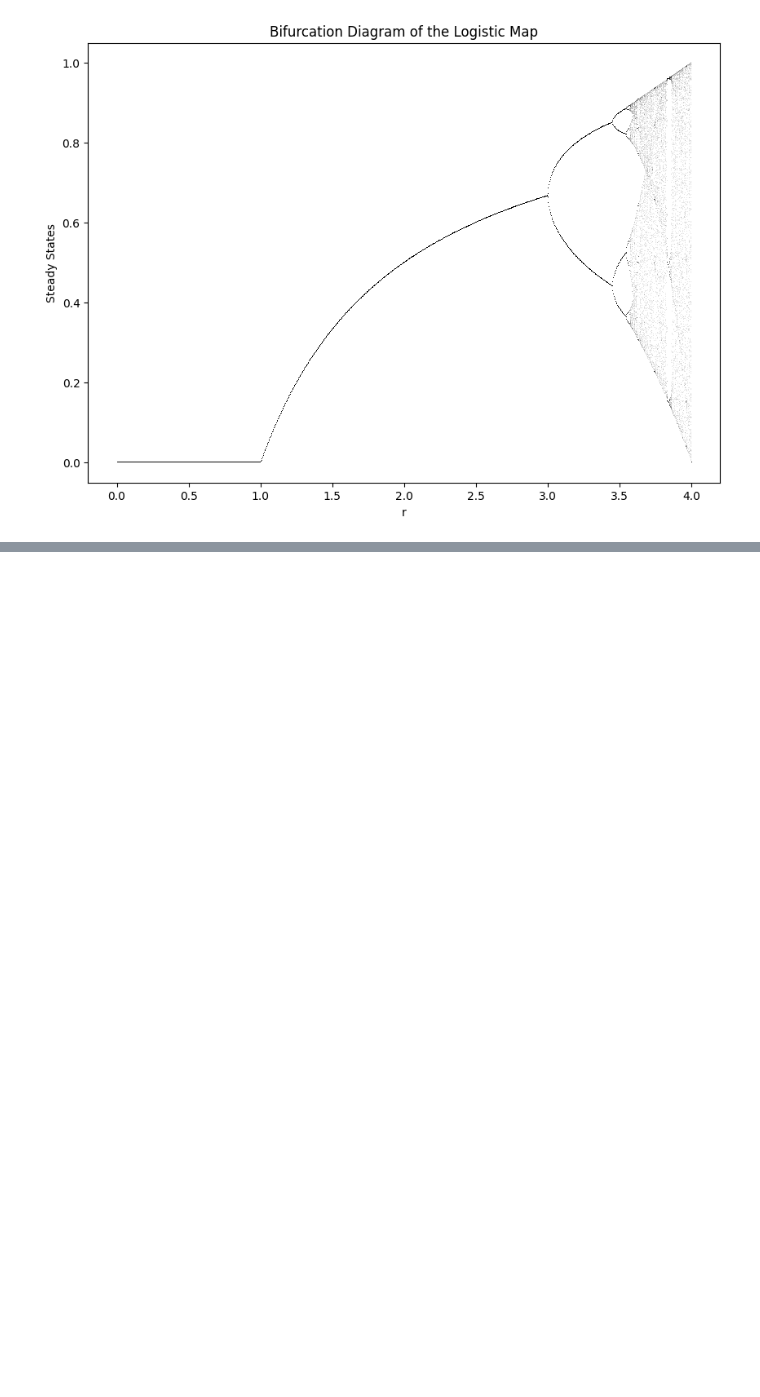
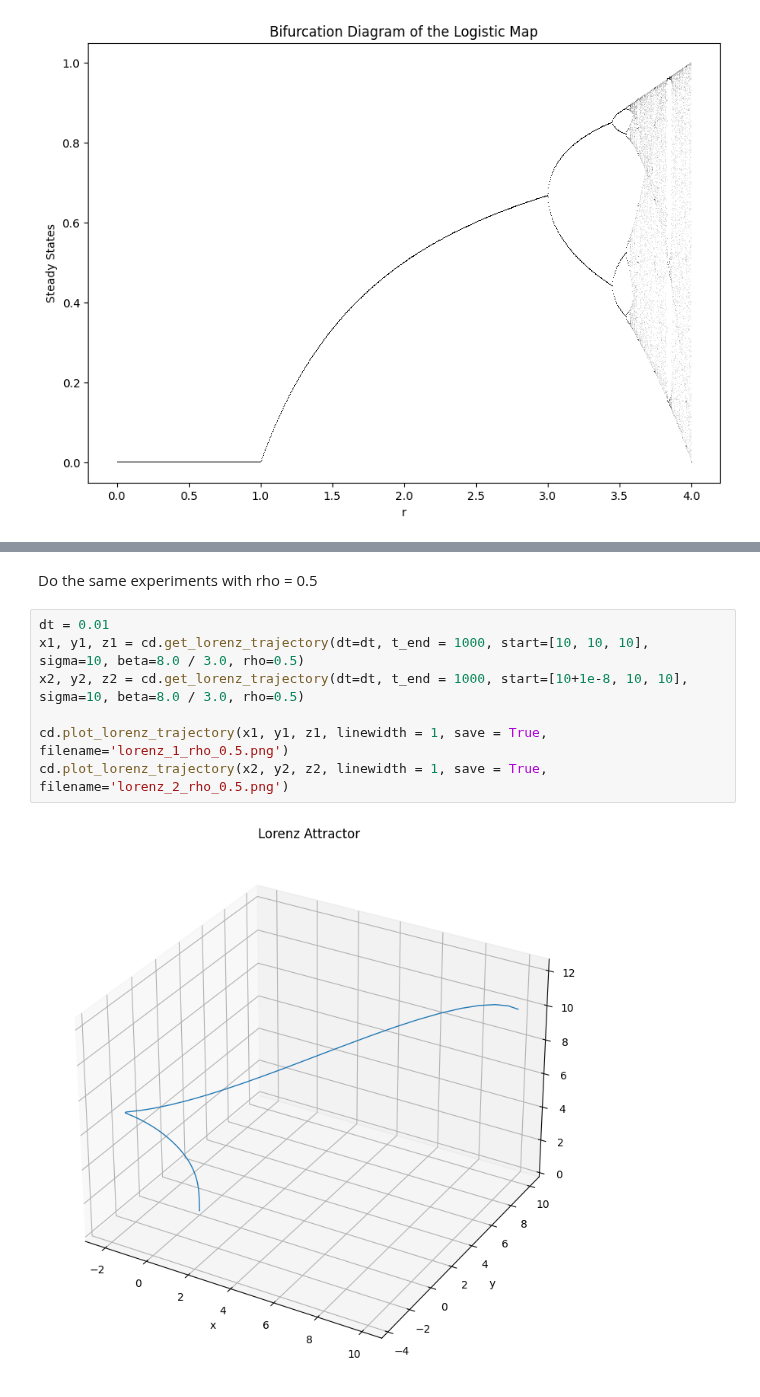
Before and after one commit to parimsuka/crowd-modeling-and-simulation, a Jupyter notebook: exercise4/Task4/bifurc_plots.ipynb, the cells around one changed output, grey strips where cells are left out. Drawn from its saved outputs; the diff is of its cells as text; blank space fills up the shorter version.

```diff
--- a/exercise4/Task4/bifurc_plots.ipynb
+++ b/exercise4/Task4/bifurc_plots.ipynb
@@ -25,0 +52,11 @@ cd.plot_bifurcation_diagram(r_start, r_end, x_init=0.5, num_iterations=1000, las
+# %% [markdown]
+Do the same experiments with rho = 0.5
+# %%
+dt = 0.01
+x1, y1, z1 = cd.get_lorenz_trajectory(dt=dt, t_end = 1000, start=[10, 10, 10], sigma=10, beta=8.0 / 3.0, rho=0.5)
+x2, y2, z2 = cd.get_lorenz_trajectory(dt=dt, t_end = 1000, start=[10+1e-8, 10, 10], sigma=10, beta=8.0 / 3.0, rho=0.5)
+
+cd.plot_lorenz_trajectory(x1, y1, z1, linewidth = 1, save = True, filename='lorenz_1_rho_0.5.png')
+cd.plot_lorenz_trajectory(x2, y2, z2, linewidth = 1, save = True, filename='lorenz_2_rho_0.5.png')
+# %% [output]
+[figure, added]
```
Also changed, not shown: parts of 5 cells of this notebook, 1 other file.
